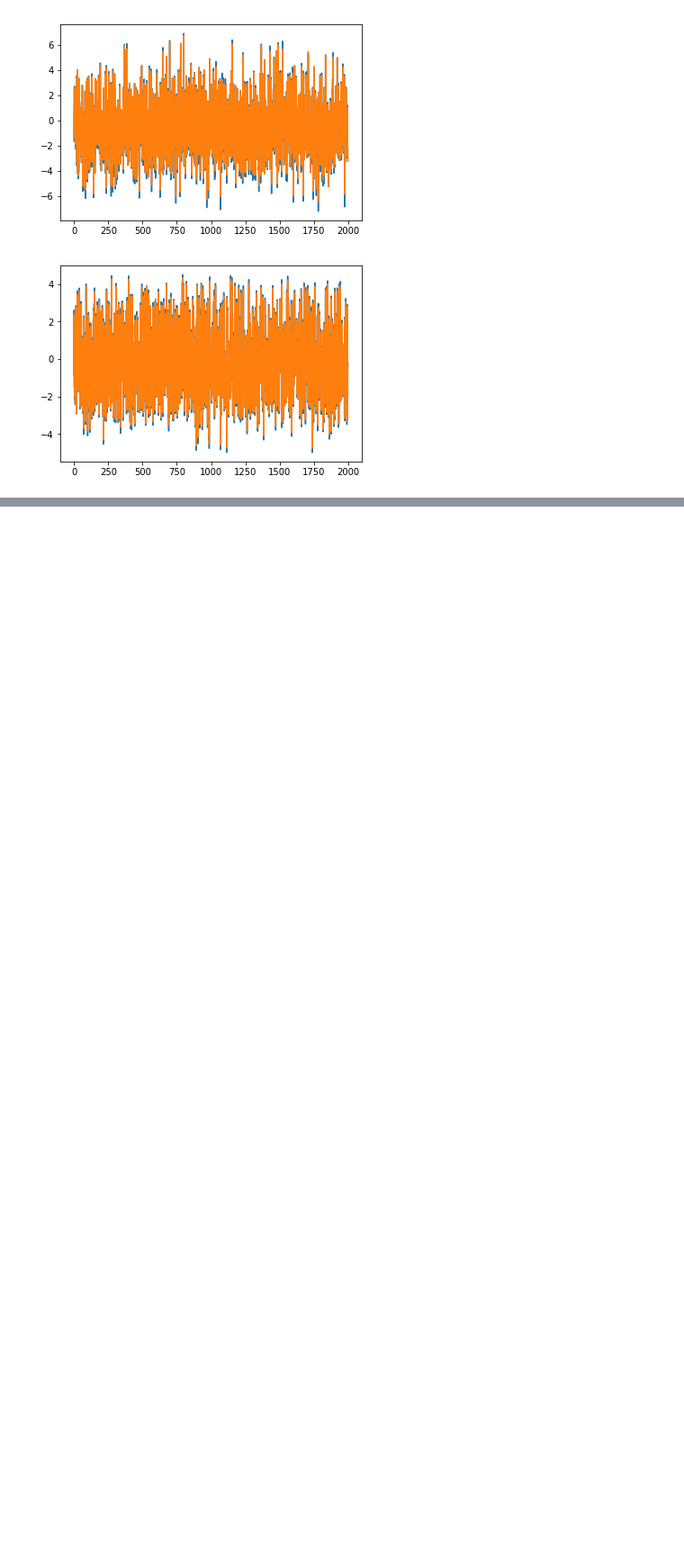
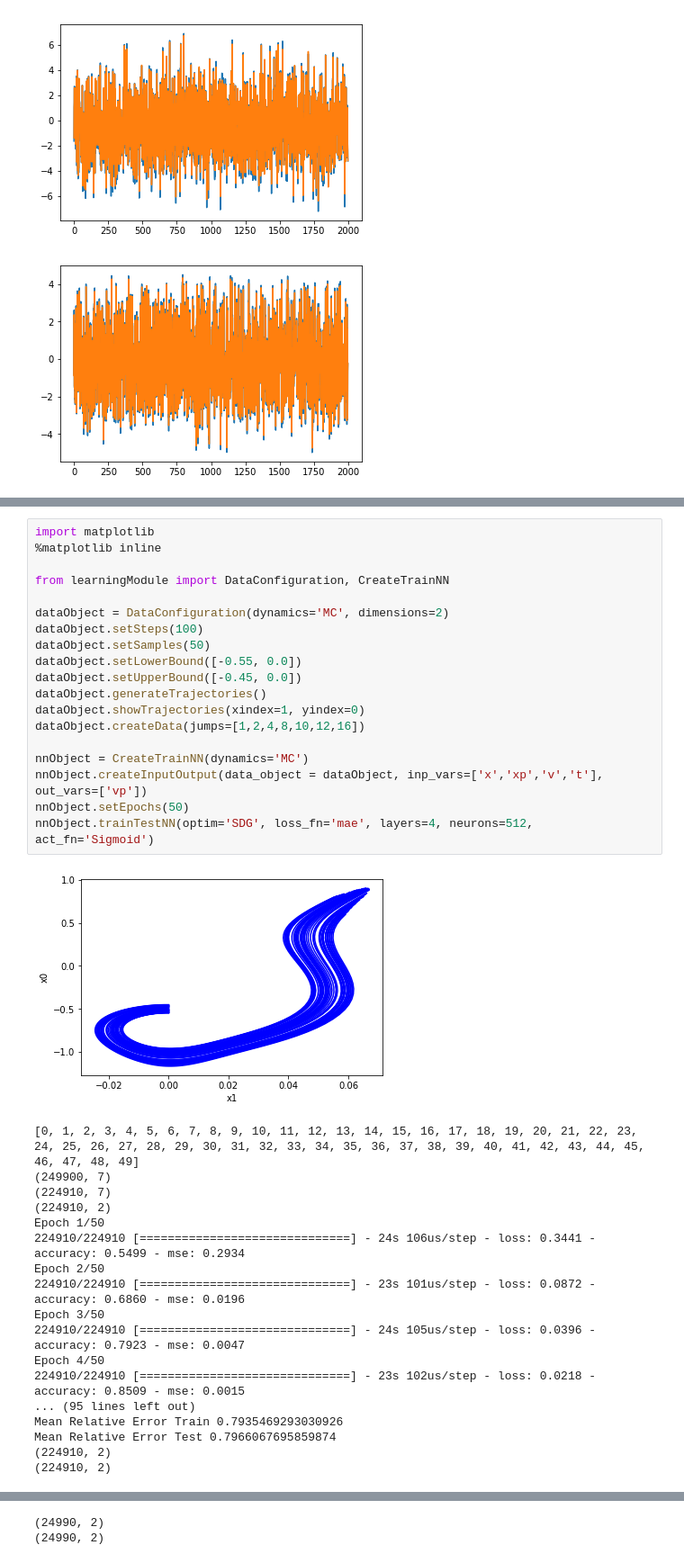
Before and after one commit to mag16154/NeuralExplorer, a Jupyter notebook: core_eval/evaluations_training_vp.ipynb, the cells around one changed output, grey strips where cells are left out. Shown at 90% size. Drawn from its saved outputs; the diff is of its cells as text; blank space fills up the shorter version.

```diff
--- a/core_eval/evaluations_training_vp.ipynb
+++ b/core_eval/evaluations_training_vp.ipynb
@@ -488,0 +545,38 @@ Epoch 11/30
+# %%
+import matplotlib
+%matplotlib inline
+
+from learningModule import DataConfiguration, CreateTrainNN
+
+dataObject = DataConfiguration(dynamics='MC', dimensions=2)
+dataObject.setSteps(100)
+dataObject.setSamples(50)
+dataObject.setLowerBound([-0.55, 0.0])
+dataObject.setUpperBound([-0.45, 0.0])
+dataObject.generateTrajectories()
+dataObject.showTrajectories(xindex=1, yindex=0)
+dataObject.createData(jumps=[1,2,4,8,10,12,16])
+
+nnObject = CreateTrainNN(dynamics='MC')
+nnObject.createInputOutput(data_object = dataObject, inp_vars=['x','xp','v','t'], out_vars=['vp'])
+nnObject.setEpochs(50)
+nnObject.trainTestNN(optim='SDG', loss_fn='mae', layers=4, neurons=512, act_fn='Sigmoid')
+# %% [output]
+[figure, added]
+[0, 1, 2, 3, 4, 5, 6, 7, 8, 9, 10, 11, 12, 13, 14, 15, 16, 17, 18, 19, 20, 21, 22, 23, 24, 25, 26, 27, 28, 29, 30, 31, 32, 33, 34, 35, 36, 37, 38, 39, 40, 41, 42, 43, 44, 45, 46, 47, 48, 49]
+(249900, 7)
+(224910, 7)
+(224910, 2)
+Epoch 1/50
+224910/224910 [==============================] - 24s 106us/step - loss: 0.3441 - accuracy: 0.5499 - mse: 0.2934
+Epoch 2/50
+224910/224910 [==============================] - 23s 101us/step - loss: 0.0872 - accuracy: 0.6860 - mse: 0.0196
+Epoch 3/50
+224910/224910 [==============================] - 24s 105us/step - loss: 0.0396 - accuracy: 0.7923 - mse: 0.0047
+Epoch 4/50
+224910/224910 [==============================] - 23s 102us/step - loss: 0.0218 - accuracy: 0.8509 - mse: 0.0015
+... (95 lines left out)
+Mean Relative Error Train 0.7935469293030926
+Mean Relative Error Test 0.7966067695859874
+(224910, 2)
+(224910, 2)
@@ -488,0 +585,2 @@ Epoch 11/30
+(24990, 2)
+(24990, 2)
```
Also changed, not shown: parts of 5 cells of this notebook.
